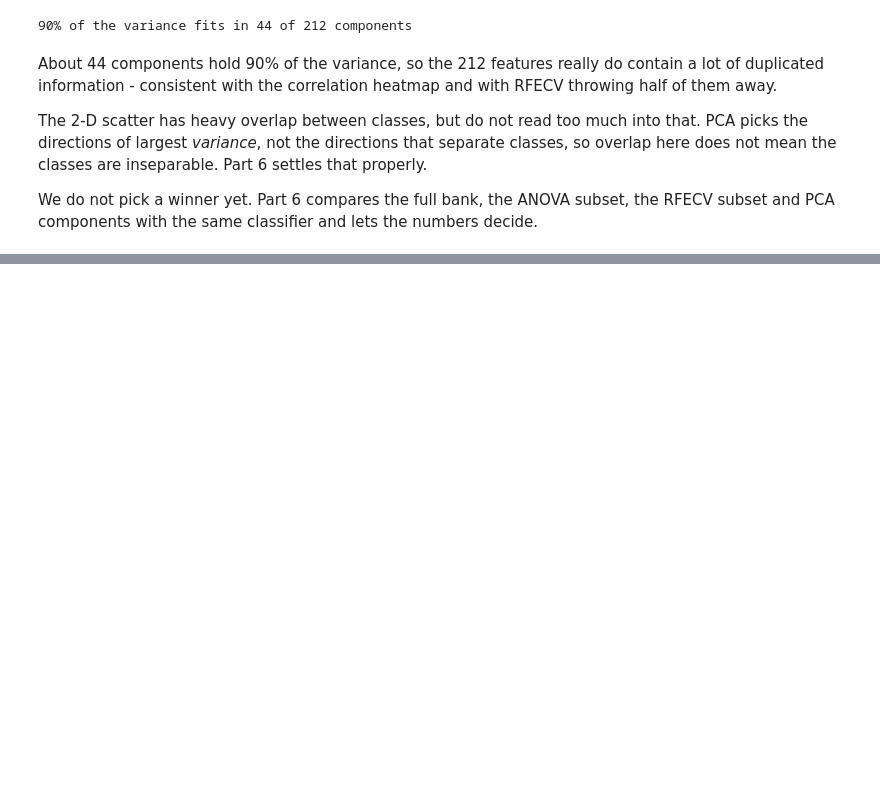
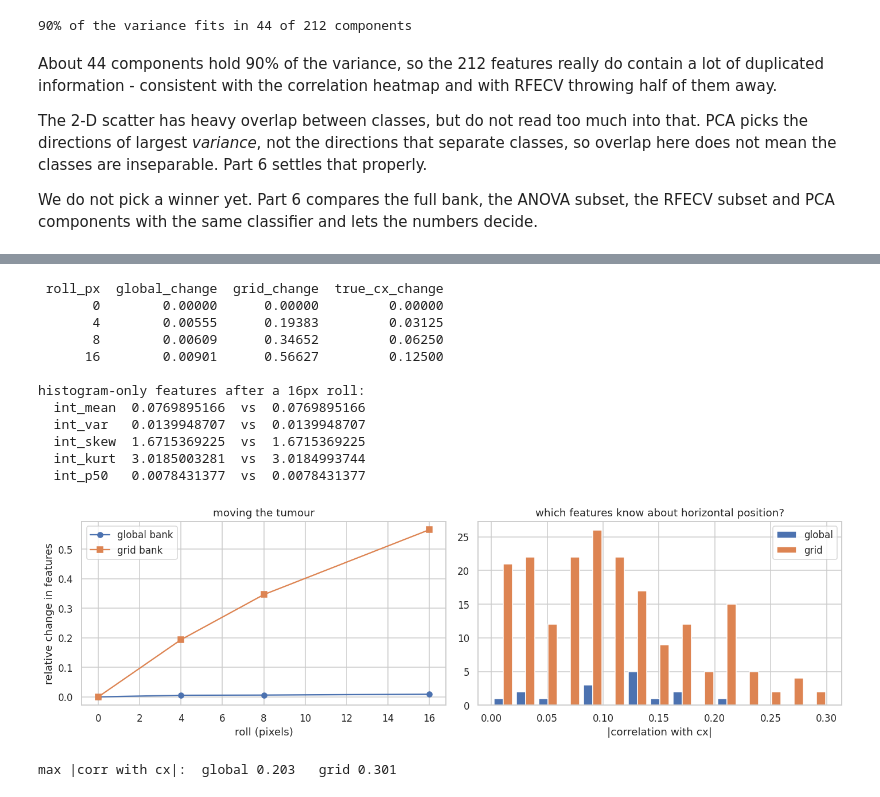
Before and after one commit to SurajKhomane108/brain-tumor-classification-localization, a Jupyter notebook: brain_tumor_classification_localization.ipynb, the cells around one changed output, grey strips where cells are left out. Saved outputs shown, nothing was run; the diff lists cells and outputs as text; code cells hidden in the pictures; blank space fills up the shorter version.

```diff
--- a/brain_tumor_classification_localization.ipynb
+++ b/brain_tumor_classification_localization.ipynb
@@ -650,0 +854,50 @@ PCA components with the same classifier and lets the numbers decide.
+# %%
+set_seed()
+sample = np.random.choice(len(data), 150, replace=False)
+rows_shift = []
+for s in [0, 4, 8, 16]:
+    dg, dr = [], []
+    for i in sample:
+        a, b = X_img[i], np.roll(X_img[i], s, axis=1)
+        g0 = np.array(list(extract_global(a).values())); g1 = np.array(list(extract_global(b).values()))
+        r0 = np.array(list(extract_grid(a).values()));   r1 = np.array(list(extract_grid(b).values()))
+        dg.append(np.linalg.norm(g1 - g0) / np.linalg.norm(g0))
+        dr.append(np.linalg.norm(r1 - r0) / np.linalg.norm(r0))
+    rows_shift.append({"roll_px": s, "global_change": np.mean(dg),
+                       "grid_change": np.mean(dr), "true_cx_change": s / IMG_SIZE})
+shift_df = pd.DataFrame(rows_shift)
+print(shift_df.round(5).to_string(index=False))
+
+a = extract_global(X_img[sample[0]]); b = extract_global(np.roll(X_img[sample[0]], 16, axis=1))
+print("\nhistogram-only features after a 16px roll:")
+for k in ["int_mean", "int_var", "int_skew", "int_kurt", "int_p50"]:
+    print("  %-9s %.10f  vs  %.10f" % (k, a[k], b[k]))
+
+cg = [abs(np.corrcoef(data[c], data["cx"])[0, 1]) for c in GLOBAL_COLS]
+cr = [abs(np.corrcoef(data[c], data["cx"])[0, 1]) for c in GRID_COLS]
+
+fig, ax = plt.subplots(1, 2, figsize=(13, 4))
+ax[0].plot(shift_df["roll_px"], shift_df["global_change"], "o-", label="global bank")
+ax[0].plot(shift_df["roll_px"], shift_df["grid_change"], "s-", label="grid bank")
+ax[0].set_xlabel("roll (pixels)"); ax[0].set_ylabel("relative change in features")
+ax[0].set_title("moving the tumour"); ax[0].legend()
+ax[1].hist([cg, cr], bins=15, label=["global", "grid"])
+ax[1].set_xlabel("|correlation with cx|"); ax[1].legend()
+ax[1].set_title("which features know about horizontal position?")
+plt.tight_layout(); plt.show()
+print("\nmax |corr with cx|:  global %.3f   grid %.3f" % (max(cg), max(cr)))
+# %% [output]
+ roll_px  global_change  grid_change  true_cx_change
+       0        0.00000      0.00000         0.00000
+       4        0.00555      0.19383         0.03125
+       8        0.00609      0.34652         0.06250
+      16        0.00901      0.56627         0.12500
+
+histogram-only features after a 16px roll:
+  int_mean  0.0769895166  vs  0.0769895166
+  int_var   0.0139948707  vs  0.0139948707
+  int_skew  1.6715369225  vs  1.6715369225
+  int_kurt  3.0185003281  vs  3.0184993744
+  int_p50   0.0078431377  vs  0.0078431377
+[figure, added]
+max |corr with cx|:  global 0.203   grid 0.301
```
Also changed, not shown: parts of 28 cells of this notebook.
